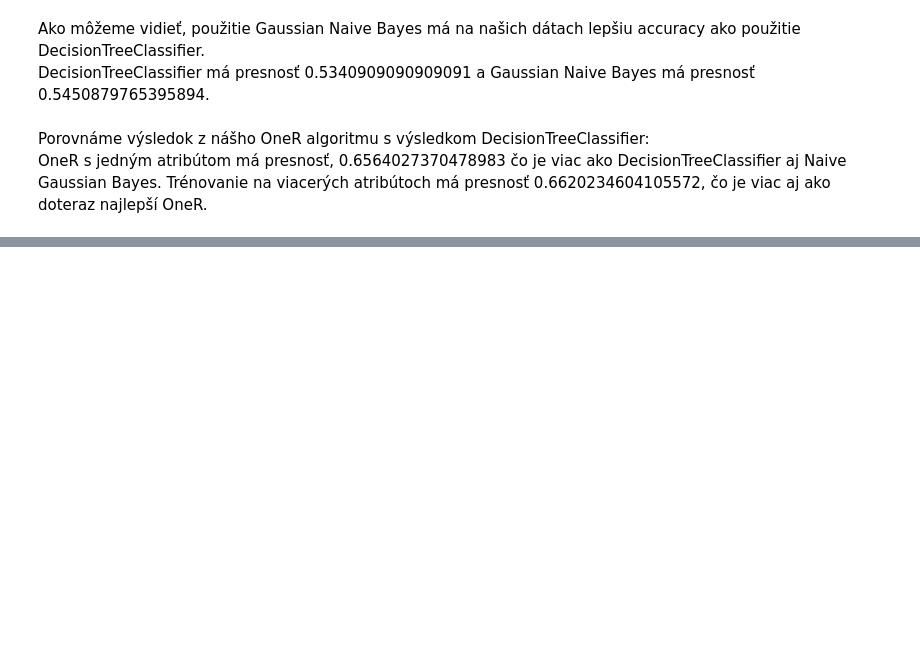
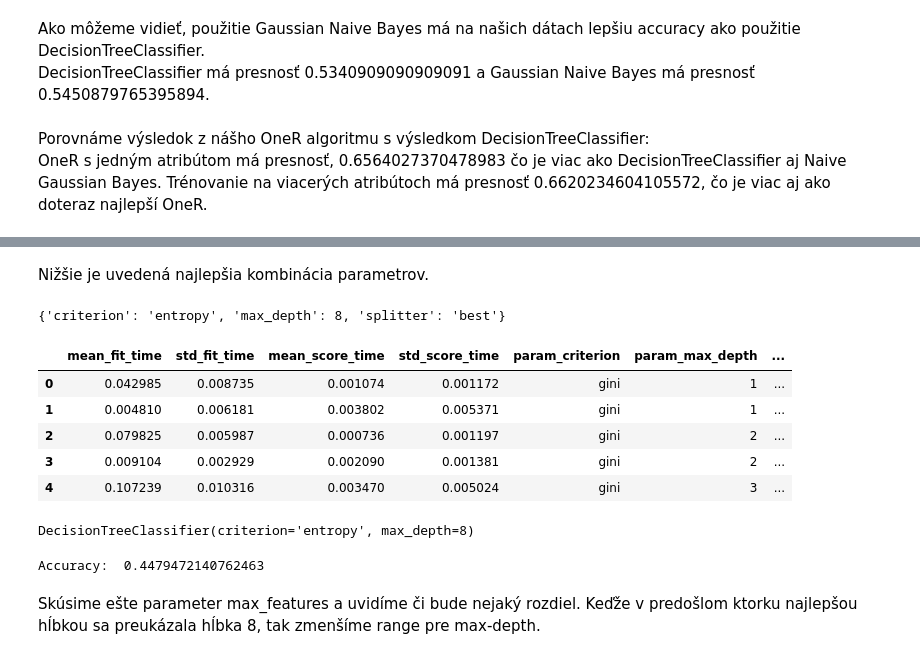
Before and after one commit to JakubGruber90/IAU_project, a Jupyter notebook: phase-3.ipynb, the cells around one changed output, grey strips where cells are left out. Cells and saved outputs as stored; diff of their text form; code cells hidden in the pictures; blank space fills up the shorter version.

```diff
--- a/phase-3.ipynb
+++ b/phase-3.ipynb
@@ -1675,0 +1670,35 @@ Recall 1.0
+# %%
+parameters = {'criterion': ('gini','entropy'), 'splitter': ('best','random'), 'max_depth': range(1,20)}
+# %%
+grid = GridSearchCV(clf, parameters,cv=12,scoring="accuracy")
+result = grid.fit(train_class, training_labels)
+# %% [markdown]
+Nižšie je uvedená najlepšia kombinácia parametrov.
+# %%
+params = grid.best_params_
+params
+# %% [output]
+{'criterion': 'entropy', 'max_depth': 8, 'splitter': 'best'}
+# %%
+grid_results = pd.DataFrame(grid.cv_results_)
+grid_results.head(5)
+# %% [output]
+|  | mean_fit_time | std_fit_time | mean_score_time | std_score_time | param_criterion | param_max_depth | ... |
+| 0 | 0.042985 | 0.008735 | 0.001074 | 0.001172 | gini | 1 | ... |
+| 1 | 0.004810 | 0.006181 | 0.003802 | 0.005371 | gini | 1 | ... |
+| 2 | 0.079825 | 0.005987 | 0.000736 | 0.001197 | gini | 2 | ... |
+| 3 | 0.009104 | 0.002929 | 0.002090 | 0.001381 | gini | 2 | ... |
+| 4 | 0.107239 | 0.010316 | 0.003470 | 0.005024 | gini | 3 | ... |
+# %%
+grid.best_estimator_
+# %% [output]
+DecisionTreeClassifier(criterion='entropy', max_depth=8)
+# %%
+clf = grid.best_estimator_
+clf = clf.fit(train_class,training_labels)
+predicted=clf.predict(test_class)
+print("Accuracy: ", metrics.accuracy_score(validation_labels, predicted))
+# %% [output]
+Accuracy:  0.4479472140762463
+# %% [markdown]
+Skúsime ešte parameter max_features a uvidíme či bude nejaký rozdiel. Keďže v predošlom ktorku najlepšou hĺbkou sa preukázala hĺbka 8, tak zmenšíme range pre max-depth.
```
Also changed, not shown: parts of 48 cells of this notebook.
